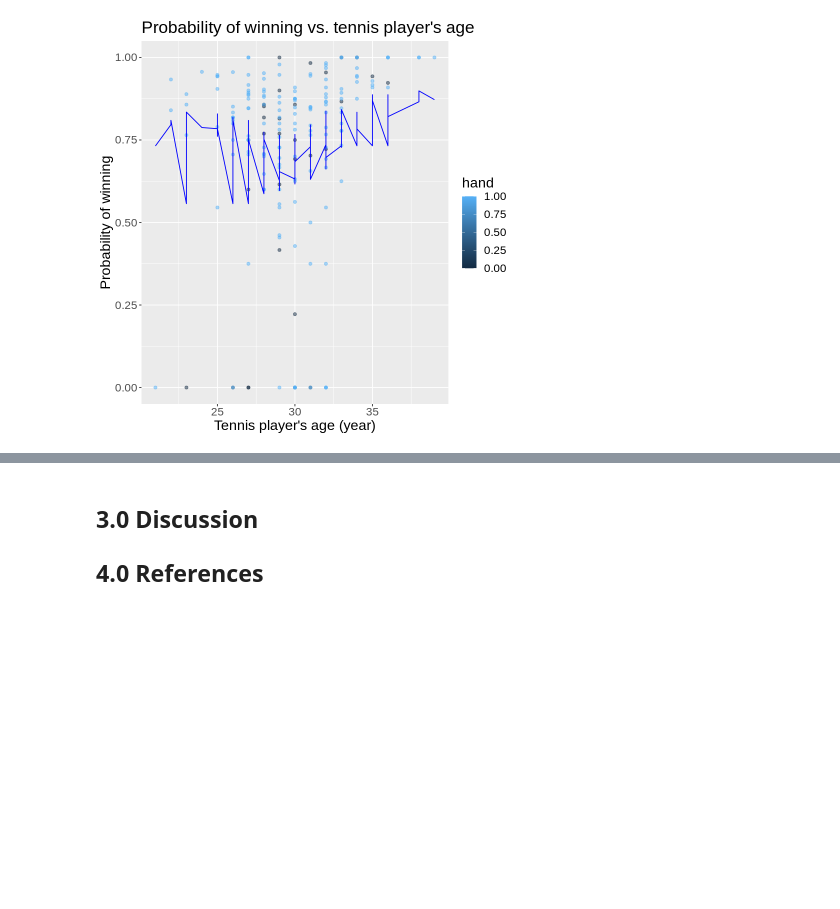
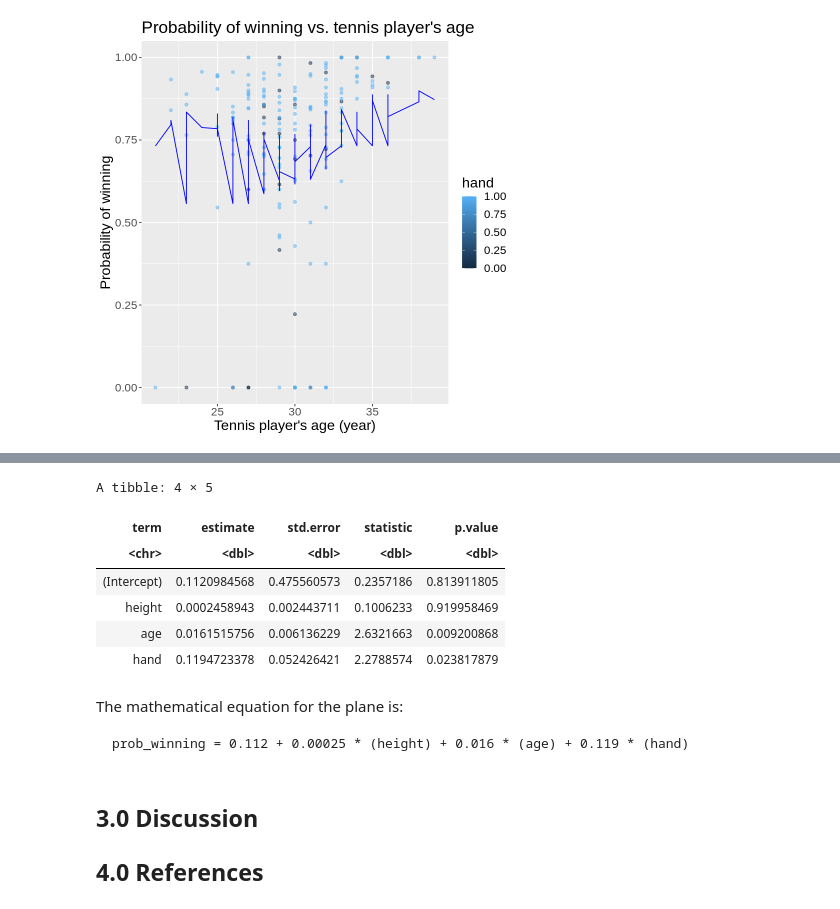
Before and after one commit to zhangLily2020/DSCI-100-Group-Project, a Jupyter notebook: final_report.ipynb, the cells around one changed output, grey strips where cells are left out. Drawn from its saved outputs; the diff is of its cells as text; code cells hidden in the pictures; blank space fills up the shorter version.

Commit message:
added linear regression analysis

```diff
--- a/final_report.ipynb
+++ b/final_report.ipynb
@@ -370,0 +418,8 @@ tennis_plot_age
+# %%
+tennis_reg_recipe <- recipe(prob_winning ~ height + age + hand, data = tennis_train)
+
+tennis_reg_spec <- linear_reg() %>%
+    set_engine("lm") %>%
+    set_mode("regression")
+
+tennis_reg_recipe
@@ -370,0 +434,7 @@ tennis_plot_age
+# %%
+tennis_reg_fit <- workflow() %>%
+    add_recipe(tennis_reg_recipe) %>%
+    add_model(tennis_reg_spec) %>%
+    fit(data = tennis_train)
+
+tennis_reg_fit
@@ -371,3 +470,21 @@ tennis_plot_age
+# %%
+tennis_reg_coeffs <- tennis_reg_fit %>%
+    pull_workflow_fit() %>%
+    tidy()
+
+tennis_reg_coeffs
+# %% [output]
+A tibble: 4 × 5
+| term | estimate | std.error | statistic | p.value |
+| <chr> | <dbl> | <dbl> | <dbl> | <dbl> |
+| (Intercept) | 0.1120984568 | 0.475560573 | 0.2357186 | 0.813911805 |
+| height | 0.0002458943 | 0.002443711 | 0.1006233 | 0.919958469 |
+| age | 0.0161515756 | 0.006136229 | 2.6321663 | 0.009200868 |
+| hand | 0.1194723378 | 0.052426421 | 2.2788574 | 0.023817879 |
+# %% [markdown]
+The mathematical equation for the plane is:
+
+    prob_winning = 0.112 + 0.00025 * (height) + 0.016 * (age) + 0.119 * (hand)
 # %% [markdown]
 ## 3.0 Discussion
 
```
Also changed, not shown: parts of 10 cells of this notebook.
